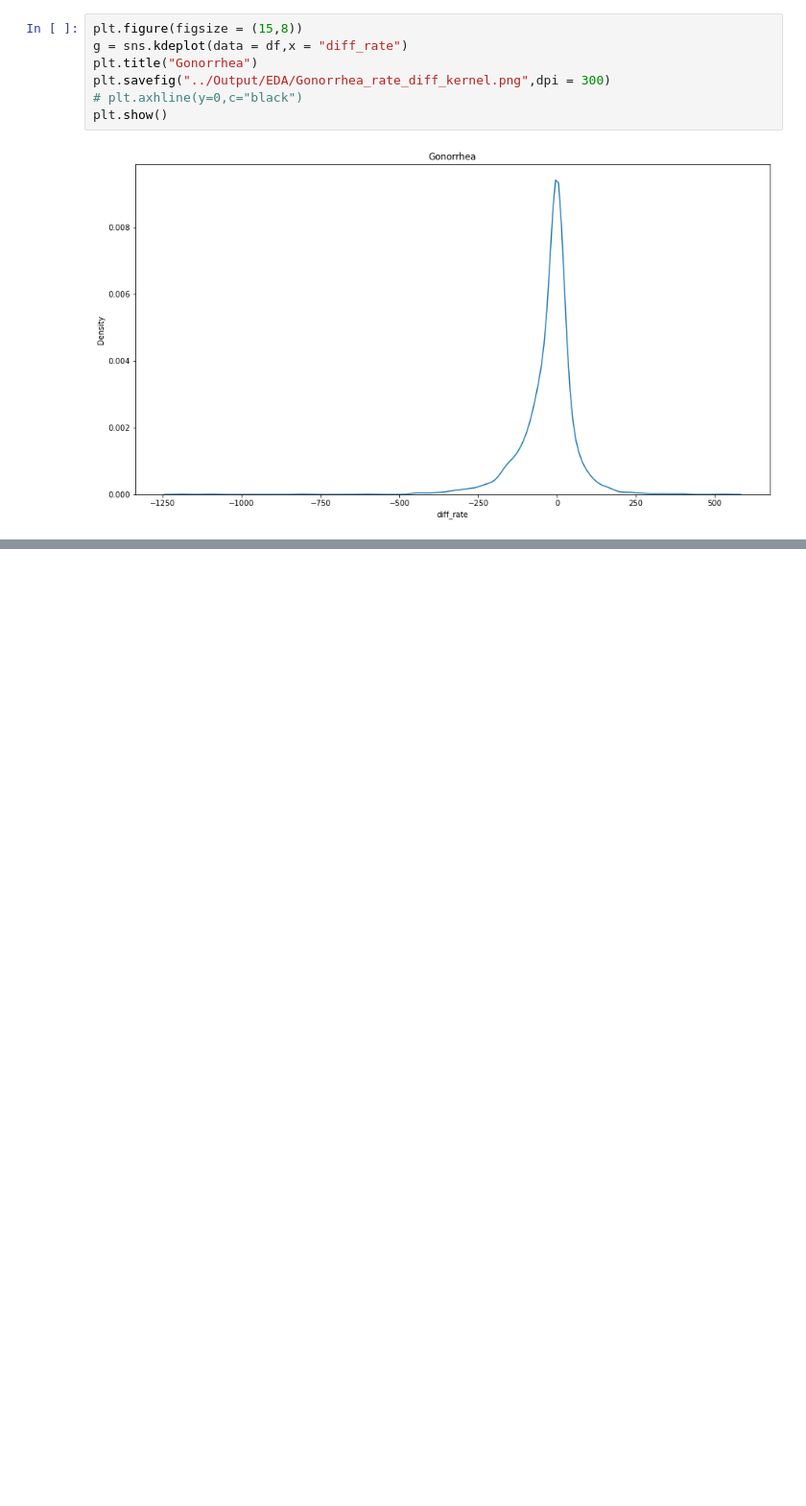
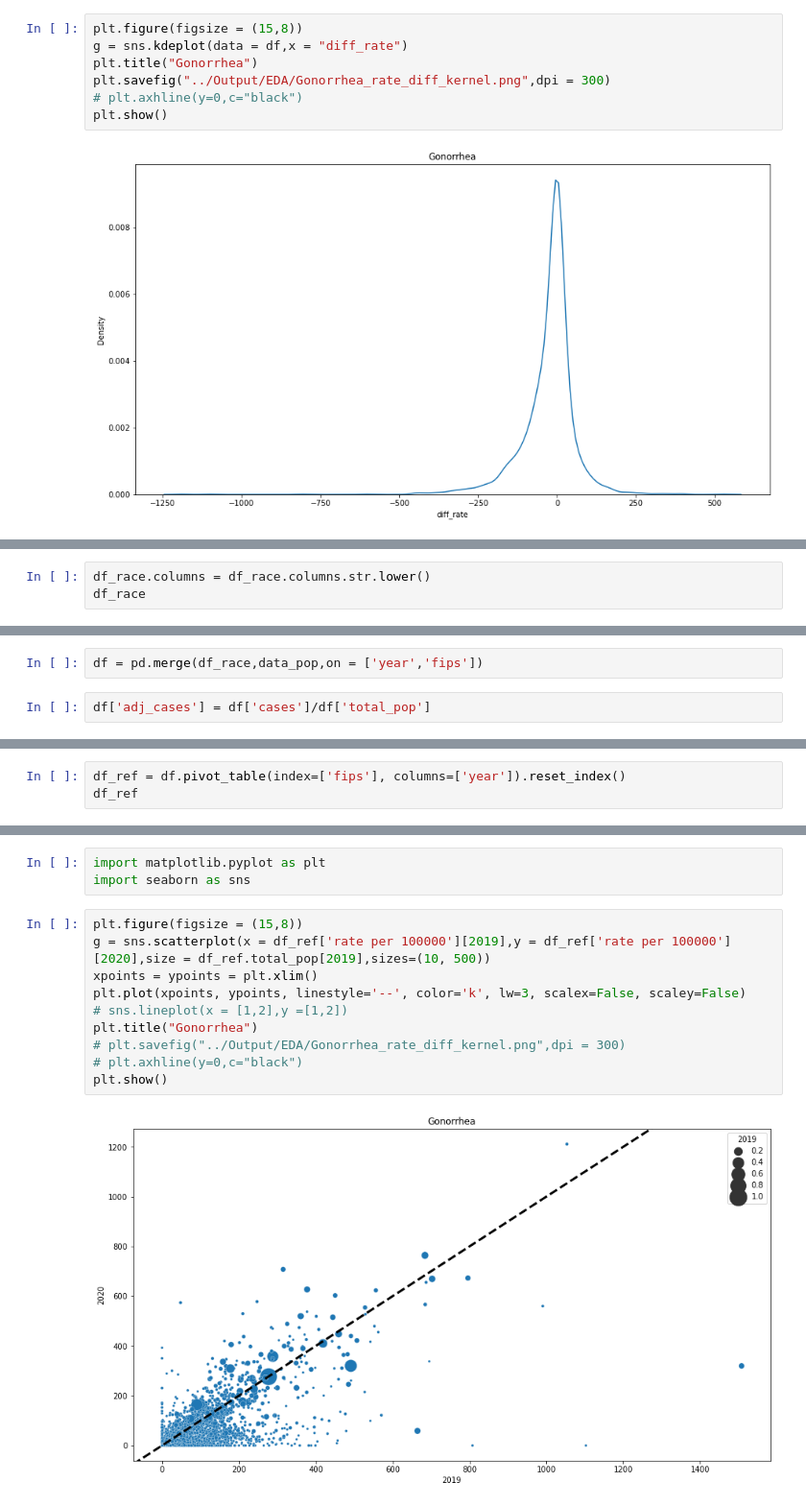
Before and after one commit to JayRPhilbrick/bdsi22dataminingsti, a Jupyter notebook: Notebooks/Exploratory_data_analysis_STI.ipynb, the cells around one changed output, grey strips where cells are left out. Shown at 96% size. Saved outputs shown, nothing was run; the diff lists cells and outputs as text; blank space fills up the shorter version.

```diff
--- a/Notebooks/Exploratory_data_analysis_STI.ipynb
+++ b/Notebooks/Exploratory_data_analysis_STI.ipynb
@@ -457,0 +609,3 @@ plt.show()
+# %%
+df_race.columns = df_race.columns.str.lower()
+df_race
@@ -457,0 +626,4 @@ plt.show()
+# %%
+df = pd.merge(df_race,data_pop,on = ['year','fips'])
+# %%
+df['adj_cases'] = df['cases']/df['total_pop']
@@ -457,0 +646,3 @@ plt.show()
+# %%
+df_ref = df.pivot_table(index=['fips'], columns=['year']).reset_index()
+df_ref
@@ -457,0 +679,15 @@ plt.show()
+# %%
+import matplotlib.pyplot as plt
+import seaborn as sns
+# %%
+plt.figure(figsize = (15,8))
+g = sns.scatterplot(x = df_ref['rate per 100000'][2019],y = df_ref['rate per 100000'][2020],size = df_ref.total_pop[2019],sizes=(10, 500))
+xpoints = ypoints = plt.xlim()
+plt.plot(xpoints, ypoints, linestyle='--', color='k', lw=3, scalex=False, scaley=False)
+# sns.lineplot(x = [1,2],y =[1,2])
+plt.title("Gonorrhea")
+# plt.savefig("../Output/EDA/Gonorrhea_rate_diff_kernel.png",dpi = 300)
+# plt.axhline(y=0,c="black")
+plt.show()
+# %% [output]
+[figure, added]
```
Also changed, not shown: parts of 28 cells of this notebook, 2 other files.
